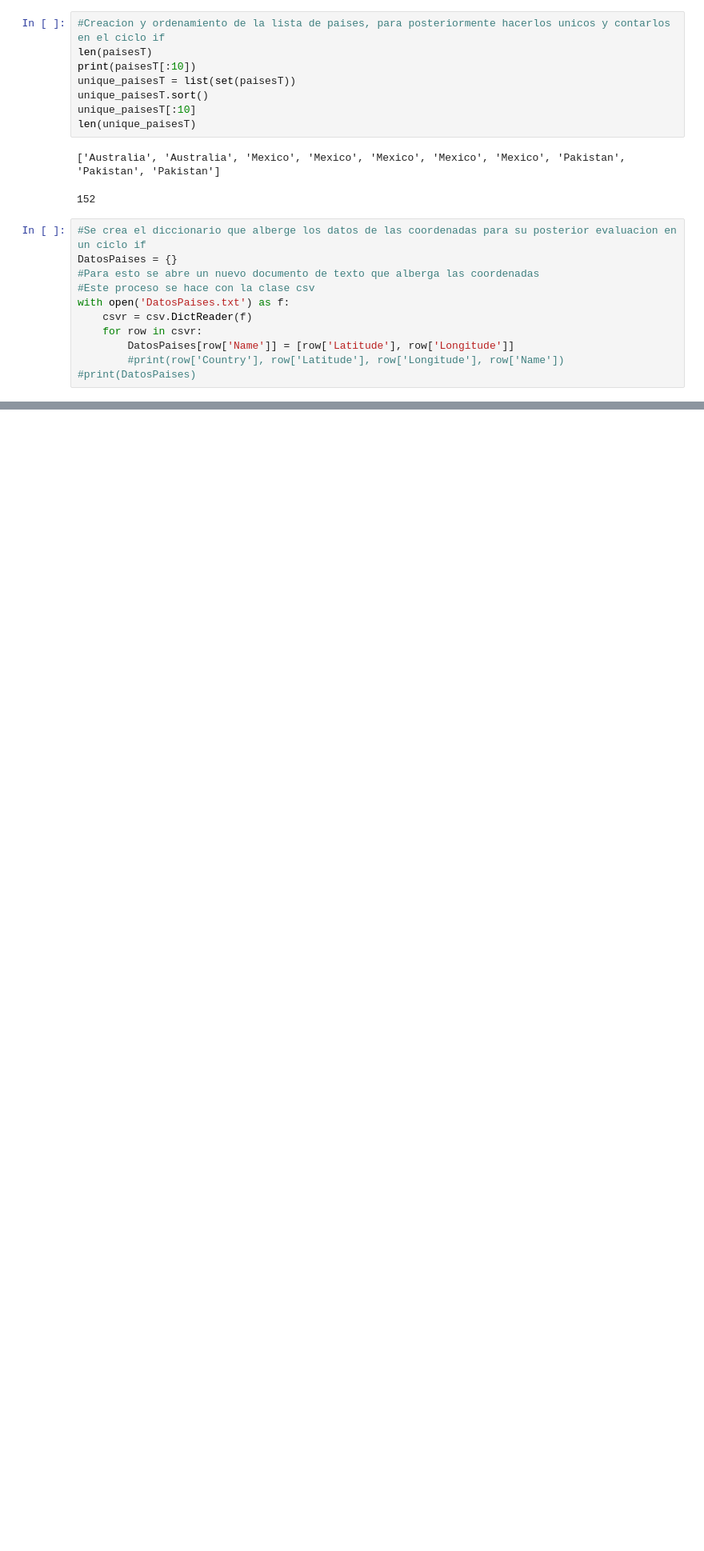
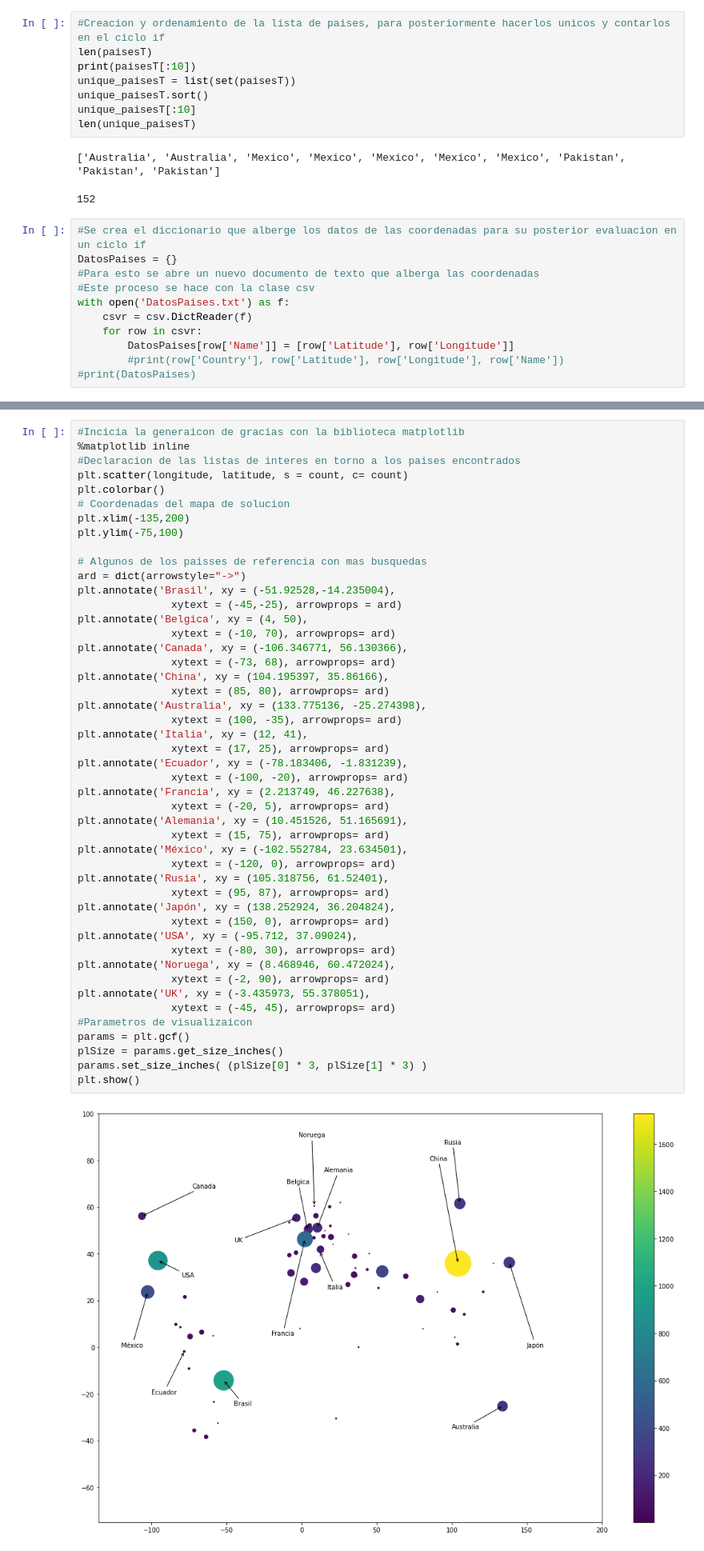
Before and after one commit to JaviMendoza9/Deber2-Bioinformatica-MendozaFranciscoG1, a Jupyter notebook: Deber2-Bioinformatica-MendozaFranciscoG1.ipynb, the cells around one changed output, grey strips where cells are left out. Shown at 80% size. Cells and saved outputs as stored; diff of their text form; blank space fills up the shorter version.

```diff
--- a/Deber2-Bioinformatica-MendozaFranciscoG1.ipynb
+++ b/Deber2-Bioinformatica-MendozaFranciscoG1.ipynb
@@ -131 +138,50 @@ La longitud de los países contados es:  [1.659626, -63.616672, 45.038189, 133.7
 La longitud de los países contados  es:  [28.033886, -38.416097, 40.069099, -25.274398, 47.516231, 23.684994, 50.503887, -14.235004, 56.130366, -35.675147, 35.86166, 4.570868, 9.748917, 21.521757, 49. ...
+# %%
+#Incicia la generaicon de gracias con la biblioteca matplotlib
+%matplotlib inline
+#Declaracion de las listas de interes en torno a los paises encontrados
+plt.scatter(longitude, latitude, s = count, c= count)
+plt.colorbar()
+# Coordenadas del mapa de solucion
+plt.xlim(-135,200)
+plt.ylim(-75,100)
+
+# Algunos de los paisses de referencia con mas busquedas
+ard = dict(arrowstyle="->")
+plt.annotate('Brasil', xy = (-51.92528,-14.235004),
+               xytext = (-45,-25), arrowprops = ard)
+plt.annotate('Belgica', xy = (4, 50),
+               xytext = (-10, 70), arrowprops= ard)
+plt.annotate('Canada', xy = (-106.346771, 56.130366),
+               xytext = (-73, 68), arrowprops= ard)
+plt.annotate('China', xy = (104.195397, 35.86166),
+               xytext = (85, 80), arrowprops= ard)
+plt.annotate('Australia', xy = (133.775136, -25.274398),
+               xytext = (100, -35), arrowprops= ard)
+plt.annotate('Italia', xy = (12, 41),
+               xytext = (17, 25), arrowprops= ard)
+plt.annotate('Ecuador', xy = (-78.183406, -1.831239),
+               xytext = (-100, -20), arrowprops= ard)
+plt.annotate('Francia', xy = (2.213749, 46.227638),
+               xytext = (-20, 5), arrowprops= ard)
+plt.annotate('Alemania', xy = (10.451526, 51.165691),
+               xytext = (15, 75), arrowprops= ard)
+plt.annotate('México', xy = (-102.552784, 23.634501),
+               xytext = (-120, 0), arrowprops= ard)
+plt.annotate('Rusia', xy = (105.318756, 61.52401),
+               xytext = (95, 87), arrowprops= ard)
+plt.annotate('Japón', xy = (138.252924, 36.204824),
+               xytext = (150, 0), arrowprops= ard)
+plt.annotate('USA', xy = (-95.712, 37.09024),
+               xytext = (-80, 30), arrowprops= ard)
+plt.annotate('Noruega', xy = (8.468946, 60.472024),
+               xytext = (-2, 90), arrowprops= ard)
+plt.annotate('UK', xy = (-3.435973, 55.378051),
+               xytext = (-45, 45), arrowprops= ard)
+#Parametros de visualizaicon
+params = plt.gcf()
+plSize = params.get_size_inches()
+params.set_size_inches( (plSize[0] * 3, plSize[1] * 3) )
+plt.show()
+# %% [output]
+[figure, added]
```
Also changed, not shown: parts of 1 cell of this notebook.
